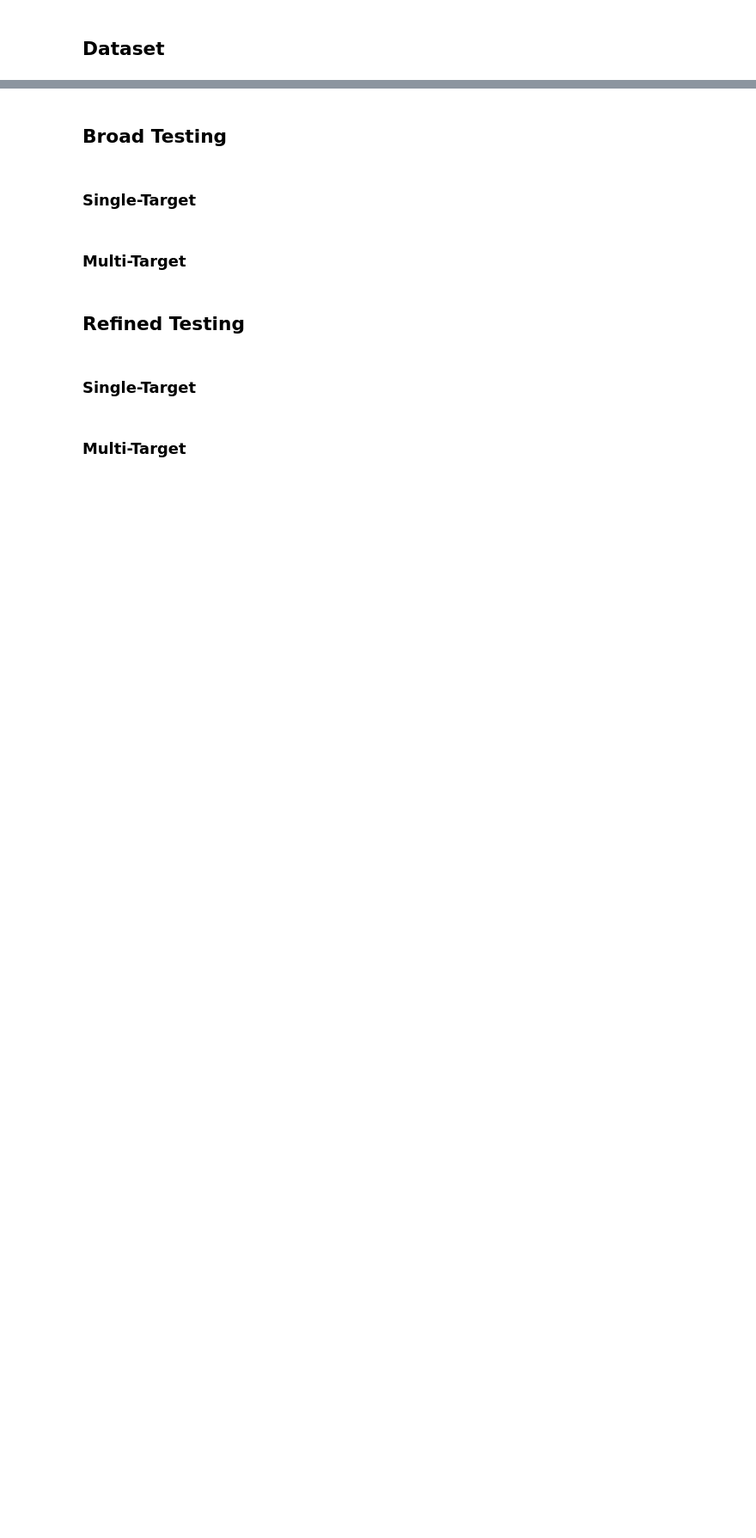
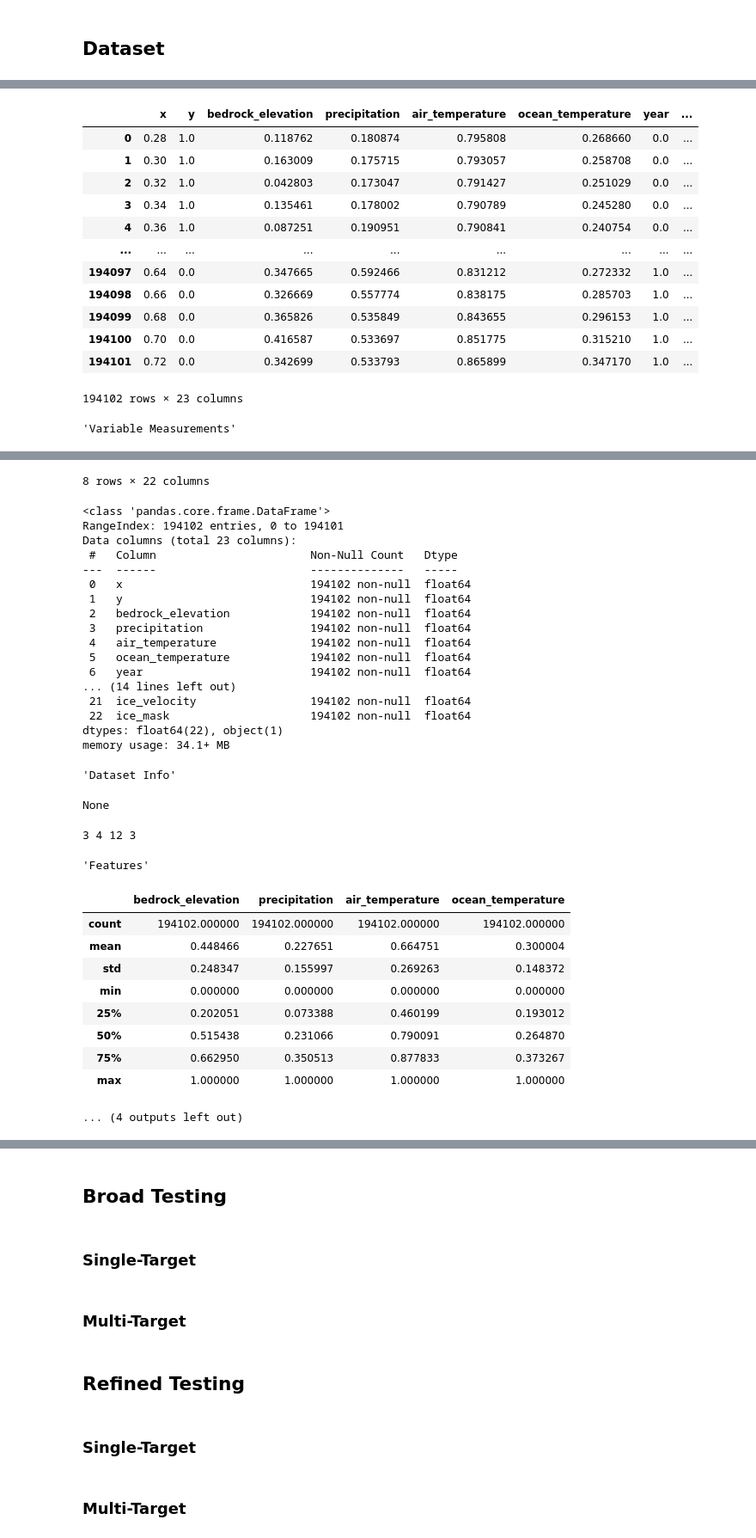
Before and after one commit to sam-mata/BSc-Hons, a Jupyter notebook: model-evaluation.ipynb, the cells around one changed output, grey strips where cells are left out. Shown at 86% size. Saved outputs shown, nothing was run; the diff lists cells and outputs as text; code cells hidden in the pictures; blank space fills up the shorter version.

```diff
--- a/model-evaluation.ipynb
+++ b/model-evaluation.ipynb
@@ -75,0 +46,19 @@ None
+# %%
+display("Full Dataset",df)
+display("Variable Measurements",df.describe())
+display("Dataset Info", df.info())
+
+positional_constants = ['x', 'y', 'year']
+features = ['bedrock_elevation', 'precipitation', 'air_temperature', 'ocean_temperature']
+target = ['ice_thickness', 'ice_velocity', 'ice_mask']
+derived = ['distance_to_pole', 'bedrock_below_sea_level', 'temperature_difference',
+            'log_air_temperature', 'rolling_std_precipitation', 'rolling_std_air_temperature',
+            'air_temperature_low_45', 'bedrock_slope_x', 'bedrock_slope_y', 'bedrock_slope_magnitude',
+            'surface_mass_balance', 'years_since_start']
+
+print(len(positional_constants), len(features), len(derived), len(target))
+
+display("Features", df[features].describe())
+display("Target", df[target].describe())
+display("Derived", df[derived].describe())
+# %% [output]
@@ -75,0 +66,14 @@ None
+|  | x | y | bedrock_elevation | precipitation | air_temperature | ocean_temperature | year | ... |
+| 0 | 0.28 | 1.0 | 0.118762 | 0.180874 | 0.795808 | 0.268660 | 0.0 | ... |
+| 1 | 0.30 | 1.0 | 0.163009 | 0.175715 | 0.793057 | 0.258708 | 0.0 | ... |
+| 2 | 0.32 | 1.0 | 0.042803 | 0.173047 | 0.791427 | 0.251029 | 0.0 | ... |
+| 3 | 0.34 | 1.0 | 0.135461 | 0.178002 | 0.790789 | 0.245280 | 0.0 | ... |
+| 4 | 0.36 | 1.0 | 0.087251 | 0.190951 | 0.790841 | 0.240754 | 0.0 | ... |
+| ... | ... | ... | ... | ... | ... | ... | ... | ... |
+| 194097 | 0.64 | 0.0 | 0.347665 | 0.592466 | 0.831212 | 0.272332 | 1.0 | ... |
+| 194098 | 0.66 | 0.0 | 0.326669 | 0.557774 | 0.838175 | 0.285703 | 1.0 | ... |
+| 194099 | 0.68 | 0.0 | 0.365826 | 0.535849 | 0.843655 | 0.296153 | 1.0 | ... |
+| 194100 | 0.70 | 0.0 | 0.416587 | 0.533697 | 0.851775 | 0.315210 | 1.0 | ... |
+| 194101 | 0.72 | 0.0 | 0.342699 | 0.533793 | 0.865899 | 0.347170 | 1.0 | ... |
+194102 rows × 23 columns
+'Variable Measurements'
@@ -76,3 +89,35 @@ None
+8 rows × 22 columns
+<class 'pandas.core.frame.DataFrame'>
+RangeIndex: 194102 entries, 0 to 194101
+Data columns (total 23 columns):
+ #   Column                       Non-Null Count   Dtype
+---  ------                       --------------   -----
+ 0   x                            194102 non-null  float64
+ 1   y                            194102 non-null  float64
+ 2   bedrock_elevation            194102 non-null  float64
+ 3   precipitation                194102 non-null  float64
+ 4   air_temperature              194102 non-null  float64
+ 5   ocean_temperature            194102 non-null  float64
+ 6   year                         194102 non-null  float64
+... (14 lines left out)
+ 21  ice_velocity                 194102 non-null  float64
+ 22  ice_mask                     194102 non-null  float64
+dtypes: float64(22), object(1)
+memory usage: 34.1+ MB
+'Dataset Info'
+None
+3 4 12 3
+'Features'
+|  | bedrock_elevation | precipitation | air_temperature | ocean_temperature |
+| count | 194102.000000 | 194102.000000 | 194102.000000 | 194102.000000 |
+| mean | 0.448466 | 0.227651 | 0.664751 | 0.300004 |
+| std | 0.248347 | 0.155997 | 0.269263 | 0.148372 |
+| min | 0.000000 | 0.000000 | 0.000000 | 0.000000 |
+| 25% | 0.202051 | 0.073388 | 0.460199 | 0.193012 |
+| 50% | 0.515438 | 0.231066 | 0.790091 | 0.264870 |
+| 75% | 0.662950 | 0.350513 | 0.877833 | 0.373267 |
+| max | 1.000000 | 1.000000 | 1.000000 | 1.000000 |
+... (4 outputs left out)
 # %%
 df_test = df[df['set'] == 'test'].copy()
 df_test = rescale_features(df_test, test_scales)
```
Also changed, not shown: parts of 6 cells of this notebook, 6 other files.
